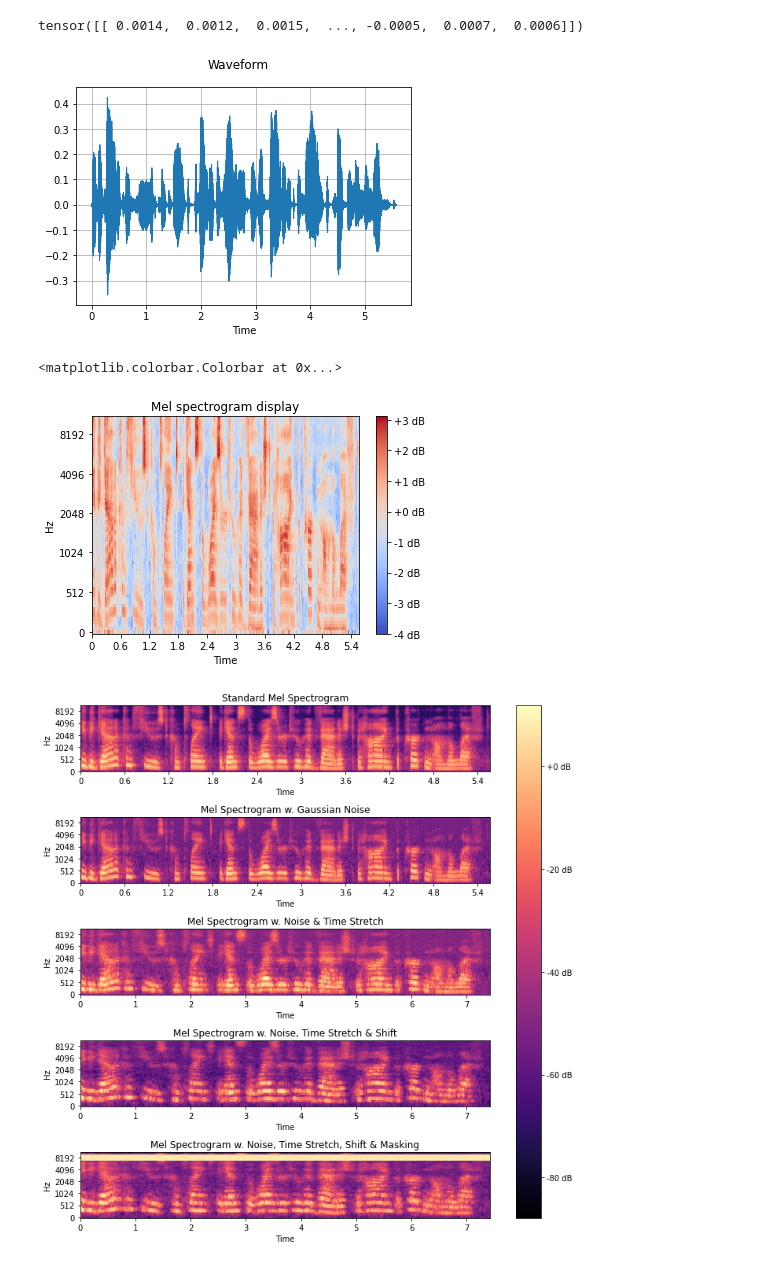
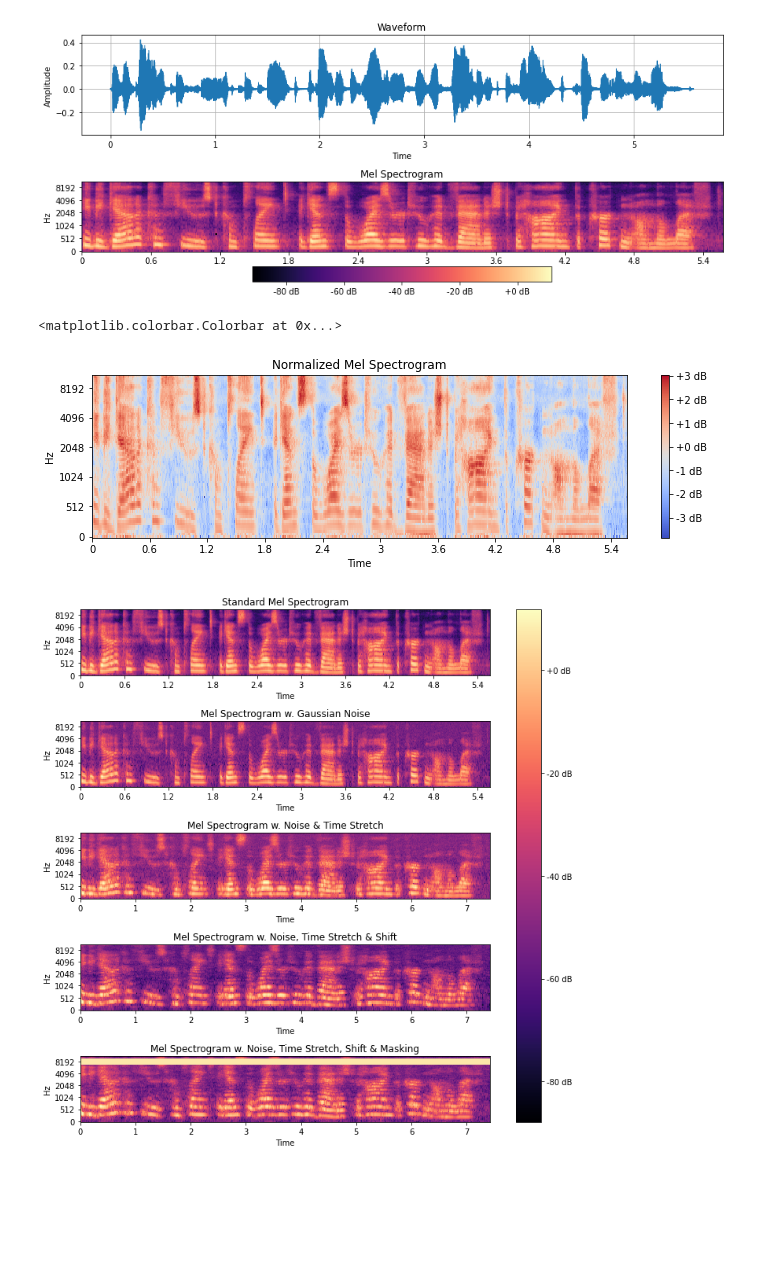
Before and after one commit to jhoffe/fagprojekt, a Jupyter notebook: asr_model/plot_specs.ipynb, the cells around one changed output. Drawn from its saved outputs; the diff is of its cells as text; code cells hidden in the pictures; blank space fills up the shorter version.

```diff
--- a/asr_model/plot_specs.ipynb
+++ b/asr_model/plot_specs.ipynb
@@ -157,27 +134,57 @@ def plot_waveform(waveform, sample_rate, title="Waveform", xlim=None, ylim=None)
+# %%
+def plot_waveform(path):
+    waveform, sample_rate = torchaudio.load(path, format='flac')
+    waveform = waveform.numpy()
+    augmenter = AugmentedSpectrogramPlotter(normalize=False, noise=False, stretch=True, pitch_shift=True, should_augment=True)
+    spec = augmenter.generate(path=path, noise=0, stretch=1, shift=0)
+
+    num_channels, num_frames = waveform.shape
+    time_axis = torch.arange(0, num_frames) / sample_rate
+
+    fig, ax = plt.subplots(2, 1, figsize=(12,5))
+    ax[0].set_xlabel("Time")
+    ax[0].set_ylabel("Amplitude")
+    ax[1].set_xlabel("Time")
+    ax[1].set_ylabel("Hz")
+
+    ax[0].plot(time_axis, waveform[0], linewidth=1)
+    ax[0].grid(True)
+
+    img = librosa.display.specshow(spec, y_axis='mel', x_axis='time', ax=ax[1], sr=sample_rate, hop_length=int(stride * sample_rate), n_fft=int(window_size * sample_rate))
+    ax[1].set(title='Mel spectrogram display')
+    fig.colorbar(img, ax=ax[1], format="%+2.f dB", location="bottom")
+
+    ax[0].set_title("Waveform")
+    ax[1].set_title("Mel Spectrogram")
+
+    #fig.subplots_adjust(hspace=0.5)
+
+    fig.tight_layout()
+
+    plt.show(block=False)
 # %%
 SEED = 42
 torch.manual_seed(SEED)
 random.seed(SEED)
 np.random.seed(SEED)
 path = "./data/testclips/s61_c70968_u0.flac"
 window_size=0.02
 stride=0.01
 
-augmenter = AugmentedSpectrogramPlotter(normalize=False, noise=True, stretch=True, pitch_shift=True, should_augment=True)
-spec = augmenter.generate(path=path, noise=0.0001, stretch=1, shift=0)
+plot_waveform(path)
+
+augmenter = AugmentedSpectrogramPlotter(normalize=True, noise=False, stretch=True, pitch_shift=True, should_augment=True)
+spec = augmenter.generate(path=path, noise=0, stretch=1, shift=0)
 waveform, sample_rate = torchaudio.load(path, format='flac')
-print(waveform)
-plot_waveform(waveform, sample_rate)
 
-fig, ax = plt.subplots(nrows=1, ncols=1)
+fig, ax = plt.subplots(nrows=1, ncols=1, figsize=(12,3))
 img = librosa.display.specshow(spec, y_axis='mel', x_axis='time', ax=ax, sr=sample_rate, hop_length=int(stride * sample_rate), n_fft=int(window_size * sample_rate))
-ax.set(title='Mel spectrogram display')
+ax.set(title='Normalized Mel Spectrogram')
 fig.colorbar(img, ax=ax, format="%+2.f dB")
 # %% [output]
+[figure, new version]
-tensor([[ 0.0014,  0.0012,  0.0015,  ..., -0.0005,  0.0007,  0.0006]])
+<matplotlib.colorbar.Colorbar at 0x...>
-[figure, old version]
-<matplotlib.colorbar.Colorbar at 0x...>
-[figure, old version]
+[figure, new version]
 # %%
 plot_spec(path)
 # %% [output]
```
Also changed, not shown: parts of 1 cell of this notebook, 3 other files.
